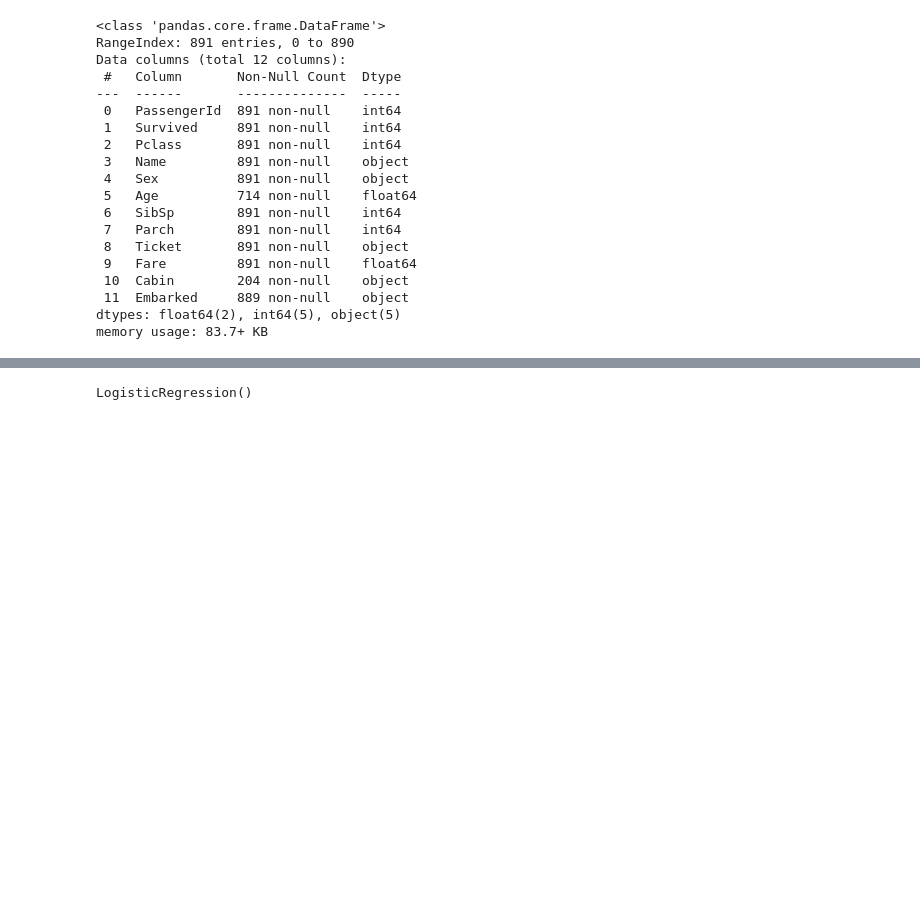
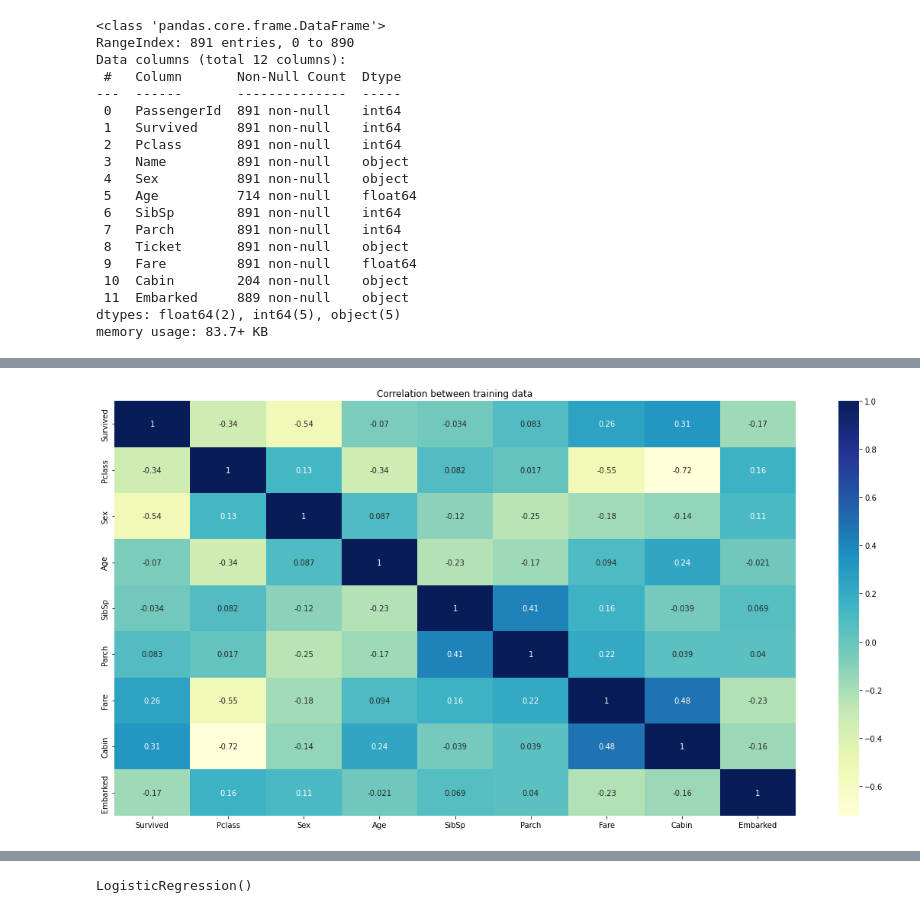
Before and after one commit to vedrosuwandi/Titanic---Machine-Learning-from-Disaster, a Jupyter notebook: titanic.ipynb, the cells around one changed output, grey strips where cells are left out. Saved outputs shown, nothing was run; the diff lists cells and outputs as text; code cells hidden in the pictures; blank space fills up the shorter version.

Commit message:
Compile Functions and Add Correlation for Feature Engineering

```diff
--- a/titanic.ipynb
+++ b/titanic.ipynb
@@ -88,0 +74,3 @@ See the caveats in the documentation: https://pandas.pydata.org/pandas-docs/stab
+# %%
+train_data = preprocessing(data)
+train_data.head()
@@ -88,0 +84,11 @@ See the caveats in the documentation: https://pandas.pydata.org/pandas-docs/stab
+# %%
+# Remove Feature with High Cardinality
+high_cardinality_features = ['Name', "Ticket", "PassengerId"]
+
+def remove_feature(data, features):
+    # Remove unnecesary feature and dependent variable (y)
+    train_data = data.drop(features, axis=1)
+    return train_data
+# %%
+train_data = remove_feature(train_data, high_cardinality_features)
+train_data
@@ -88,0 +109,9 @@ See the caveats in the documentation: https://pandas.pydata.org/pandas-docs/stab
+# %%
+def plot_corr(corr):
+    plt.figure(figsize=(20, 10))
+    sns.heatmap(corr, annot=True, cmap="YlGnBu")
+    plt.title('Correlation between training data')
+# %%
+plot_corr(train_data.corr())
+# %% [output]
+[figure, added]
```
Also changed, not shown: parts of 23 cells of this notebook.
